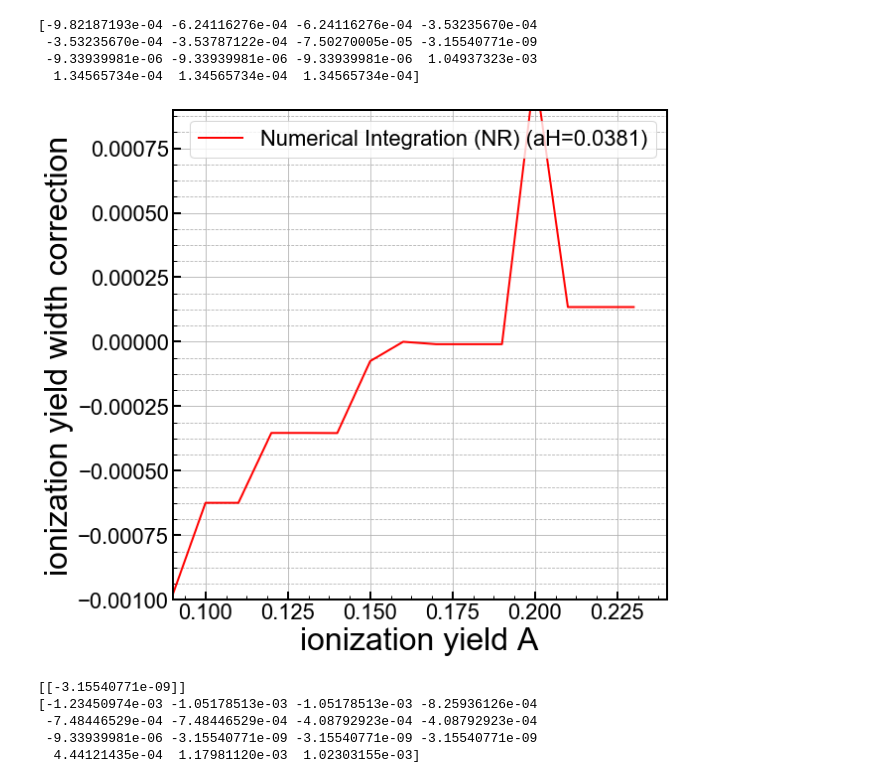
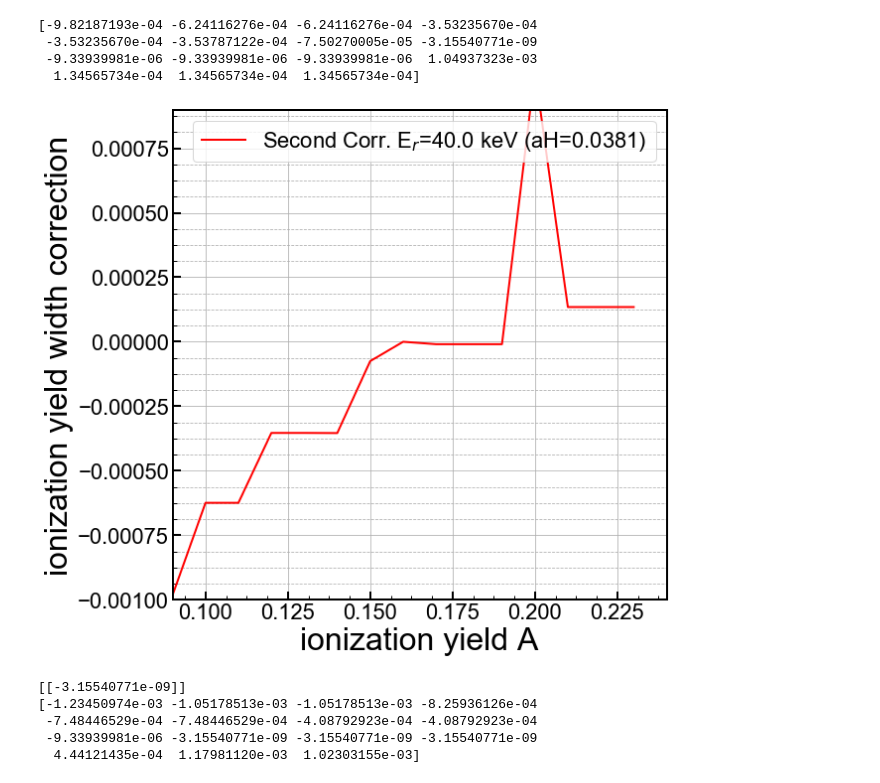
Before and after one commit to villano-lab/nrFano_paper2019, a Jupyter notebook: analysis_notebooks/5D_sigQ_parameterization.ipynb, the cells around one changed output. Drawn from its saved outputs; the diff is of its cells as text; code cells hidden in the pictures.

```diff
--- a/analysis_notebooks/5D_sigQ_parameterization.ipynb
+++ b/analysis_notebooks/5D_sigQ_parameterization.ipynb
@@ -138,7 +138,7 @@ plt.show()
 Ediffs = 40.0
 # %%
 
-corr_A = lambda A: prob.series_NRQ_var_c2(Er=Ediffs,F=0.0,V=4.0,aH=0.0381,alpha=(1/18.0),A=A, \
+corr_A = lambda A: prob.series_NRQ_sig_c2(Er=Ediffs,F=0.0,V=4.0,aH=0.0381,alpha=(1/18.0),A=A, \
                                         B=0.18,label='GGA3',corr1file='data/sigdiff_test1.h5')
 
 print(corr_A(0.16))
@@ -167,38 +167,38 @@ Enr,signr = fc.RWCalc(filename='data/res_calc.h5',alpha=1/18.0,aH=0.0381,band='N
 #ax1.plot(xl,np.sqrt(Sigss**2),color='r',linestyle="-",linewidth=2, \
 #         label='(C$_0$={:01.3}; m={:01.2E})'.format(0.0,0.0))
 ax1.plot(delA,corr_Av(delA),color='r',linestyle="-",linewidth=2, \
-         label='Numerical Integration (NR) (aH={})'.format(0.0381))
+         label='Second Corr. E$_r$={:3.1f} keV (aH={})'.format(Ediffs,0.0381))
 
 #ax1.plot(X,np.sqrt(pd.series_NRQ_var(X,V=4.0,F=0,aH=0.0381,A=0.16,B=0.18,alpha=(1/18.0))),color='g',linestyle="-",linewidth=2, \
 #         label='Series Approximation (NR) (aH={})'.format(0.0381))
 #ax1.plot(X,np.sqrt(pd.analytical_NRQ_var(X,V=4.0,aH=0.0381,A=0.16,B=0.18,alpha=(1/18.0))),color='b',linestyle="-",linewidth=2, \
 #         label='Analytical Integral (ER) (aH={})'.format(0.0381))
 
 
 
 ymin = -1.0e-3
 ymax = 9.0e-4
 
 
 
 ax1.set_yscale('linear')
 #ax1.set_yscale('log')
 ax1.set_xlim(0.09, 0.24)
 ax1.set_ylim(ymin,ymax)
 ax1.set_xlabel(r'ionization yield A',**axis_font)
 ax1.set_ylabel('ionization yield width correction',**axis_font)
 ax1.grid(True)
 ax1.yaxis.grid(True,which='minor',linestyle='--')
 ax1.legend(loc=1,prop={'size':22})
 #ax1.legend(bbox_to_anchor=(1.04,1),borderaxespad=0,prop={'size':22})
 
 for axis in ['top','bottom','left','right']:
   ax1.spines[axis].set_linewidth(2)
 
 plt.tight_layout()
-#plt.savefig('figures/figure.png')
+plt.savefig('figures/SecondCorr_Er{:03.0f}_A.png'.format(Ediffs))
 plt.show()
 # %% [output]
-[figure, old version]
+[figure, new version]
 # %%
 
```
Also changed, not shown: parts of 5 cells of this notebook, 7 other files.
